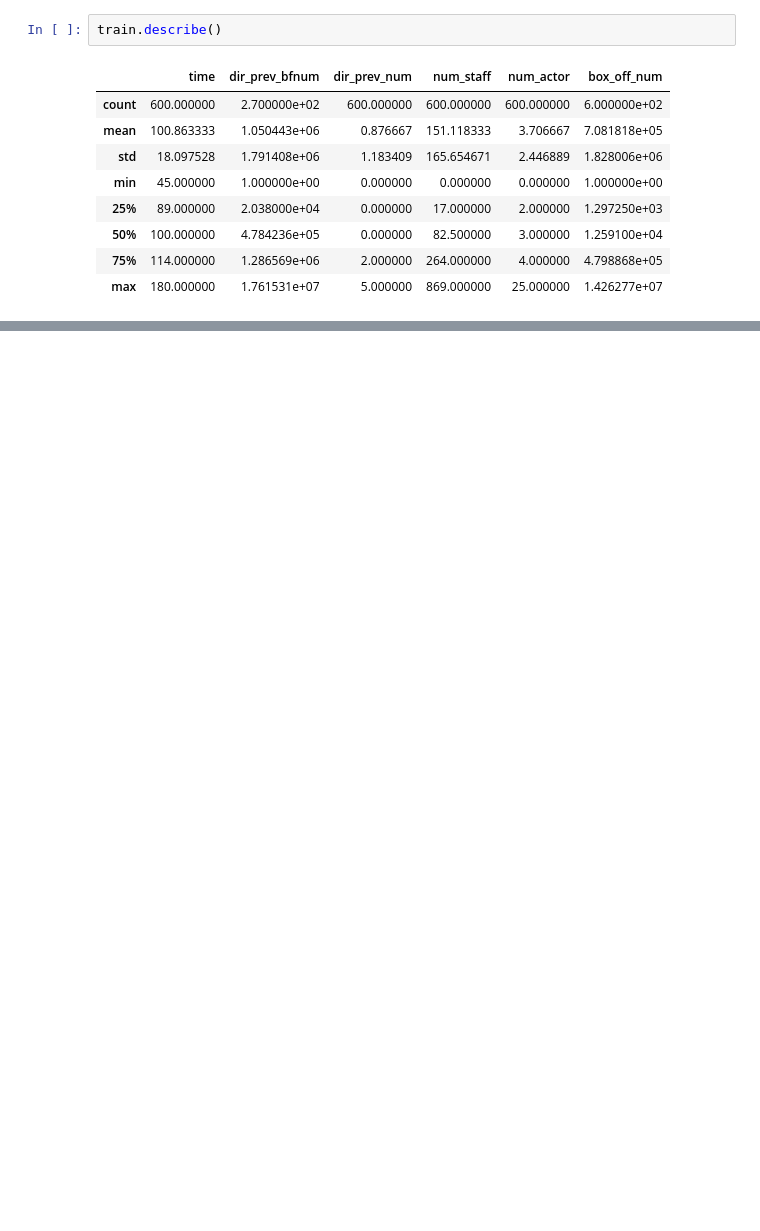
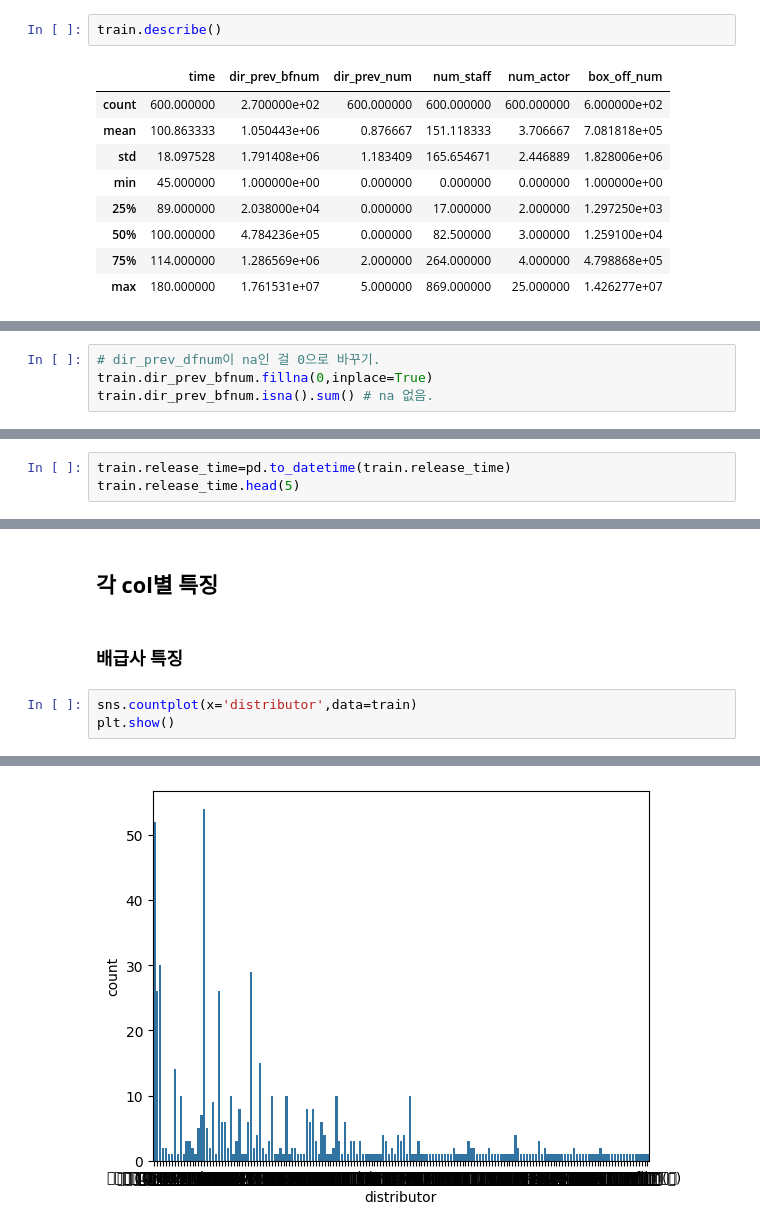
Before and after one commit to ys23-lys/ESAA, a Jupyter notebook: ESAA_YB3_미니_프로젝트.ipynb, the cells around one changed output, grey strips where cells are left out. Cells and saved outputs as stored; diff of their text form; blank space fills up the shorter version.

```diff
--- a/ESAA_YB3_미니_프로젝트.ipynb
+++ b/ESAA_YB3_미니_프로젝트.ipynb
@@ -86,0 +123,4 @@ train.describe()
+# %%
+# dir_prev_dfnum이 na인 걸 0으로 바꾸기.
+train.dir_prev_bfnum.fillna(0,inplace=True)
+train.dir_prev_bfnum.isna().sum() # na 없음.
@@ -86,0 +129,3 @@ train.describe()
+# %%
+train.release_time=pd.to_datetime(train.release_time)
+train.release_time.head(5)
@@ -86,0 +140,8 @@ train.describe()
+# %% [markdown]
+## **각 col별 특징**
+# %% [markdown]
+### **배급사 특징**
+# %%
+sns.countplot(x='distributor',data=train)
+plt.show()
+# %% [output]
@@ -86,0 +165 @@ train.describe()
+[figure, added]
```
Also changed, not shown: parts of 23 cells of this notebook.
